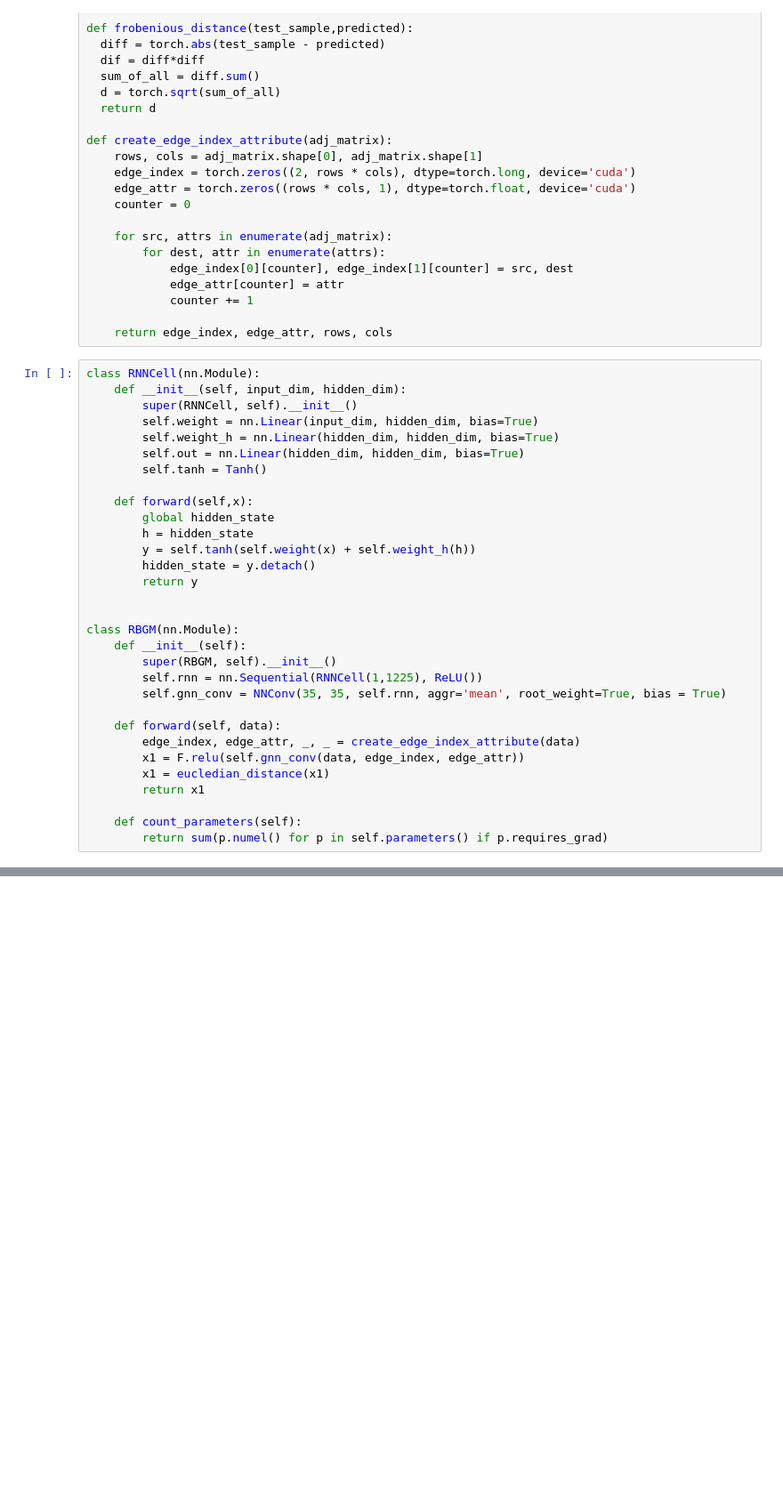
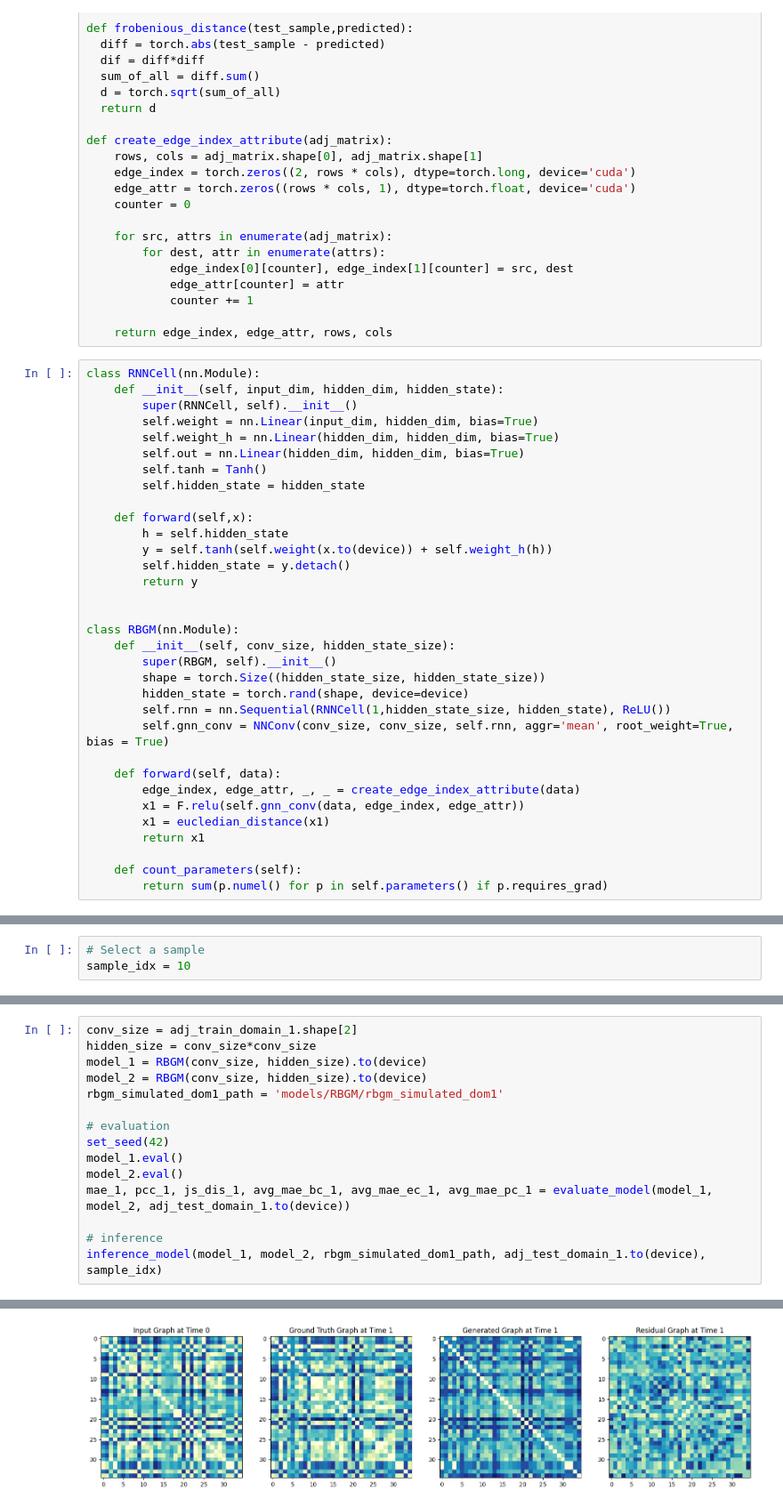
Before and after one commit to GitaAyu06/unifiedbrain, a Jupyter notebook: benchmarking.ipynb, the cells around one changed output, grey strips where cells are left out. Shown at 89% size. Saved outputs shown, nothing was run; the diff lists cells and outputs as text; blank space fills up the shorter version.

Commit message:
refine inference, add RGBM

```diff
--- a/benchmarking.ipynb
+++ b/benchmarking.ipynb
@@ -179,26 +455,28 @@ def create_edge_index_attribute(adj_matrix):
     return edge_index, edge_attr, rows, cols
 # %%
 class RNNCell(nn.Module):
-    def __init__(self, input_dim, hidden_dim):
+    def __init__(self, input_dim, hidden_dim, hidden_state):
         super(RNNCell, self).__init__()
         self.weight = nn.Linear(input_dim, hidden_dim, bias=True)
         self.weight_h = nn.Linear(hidden_dim, hidden_dim, bias=True)
         self.out = nn.Linear(hidden_dim, hidden_dim, bias=True)
         self.tanh = Tanh()
+        self.hidden_state = hidden_state
 
     def forward(self,x):
-        global hidden_state
-        h = hidden_state
-        y = self.tanh(self.weight(x) + self.weight_h(h))
-        hidden_state = y.detach()
+        h = self.hidden_state
+        y = self.tanh(self.weight(x.to(device)) + self.weight_h(h))
+        self.hidden_state = y.detach()
         return y
 
 
 class RBGM(nn.Module):
-    def __init__(self):
+    def __init__(self, conv_size, hidden_state_size):
         super(RBGM, self).__init__()
-        self.rnn = nn.Sequential(RNNCell(1,1225), ReLU())
-        self.gnn_conv = NNConv(35, 35, self.rnn, aggr='mean', root_weight=True, bias = True)
+        shape = torch.Size((hidden_state_size, hidden_state_size))
+        hidden_state = torch.rand(shape, device=device)
+        self.rnn = nn.Sequential(RNNCell(1,hidden_state_size, hidden_state), ReLU())
+        self.gnn_conv = NNConv(conv_size, conv_size, self.rnn, aggr='mean', root_weight=True, bias = True)
 
     def forward(self, data):
         edge_index, edge_attr, _, _ = create_edge_index_attribute(data)
@@ -305,0 +687,3 @@ def train_rbgm(model, train_adj, num_epochs=100, lr=0.001, save_path='models/rgb
+# %%
+# Select a sample
+sample_idx = 10
@@ -305,0 +816,16 @@ def train_rbgm(model, train_adj, num_epochs=100, lr=0.001, save_path='models/rgb
+# %%
+conv_size = adj_train_domain_1.shape[2]
+hidden_size = conv_size*conv_size
+model_1 = RBGM(conv_size, hidden_size).to(device)
+model_2 = RBGM(conv_size, hidden_size).to(device)
+rbgm_simulated_dom1_path = 'models/RBGM/rbgm_simulated_dom1'
+
+# evaluation
+set_seed(42)
+model_1.eval()
+model_2.eval()
+mae_1, pcc_1, js_dis_1, avg_mae_bc_1, avg_mae_ec_1, avg_mae_pc_1 = evaluate_model(model_1, model_2, adj_test_domain_1.to(device))
+
+# inference
+inference_model(model_1, model_2, rbgm_simulated_dom1_path, adj_test_domain_1.to(device), sample_idx)
+# %% [output]
@@ -305,0 +838 @@ def train_rbgm(model, train_adj, num_epochs=100, lr=0.001, save_path='models/rgb
+[figure, added]
```
Also changed, not shown: parts of 31 cells of this notebook.
